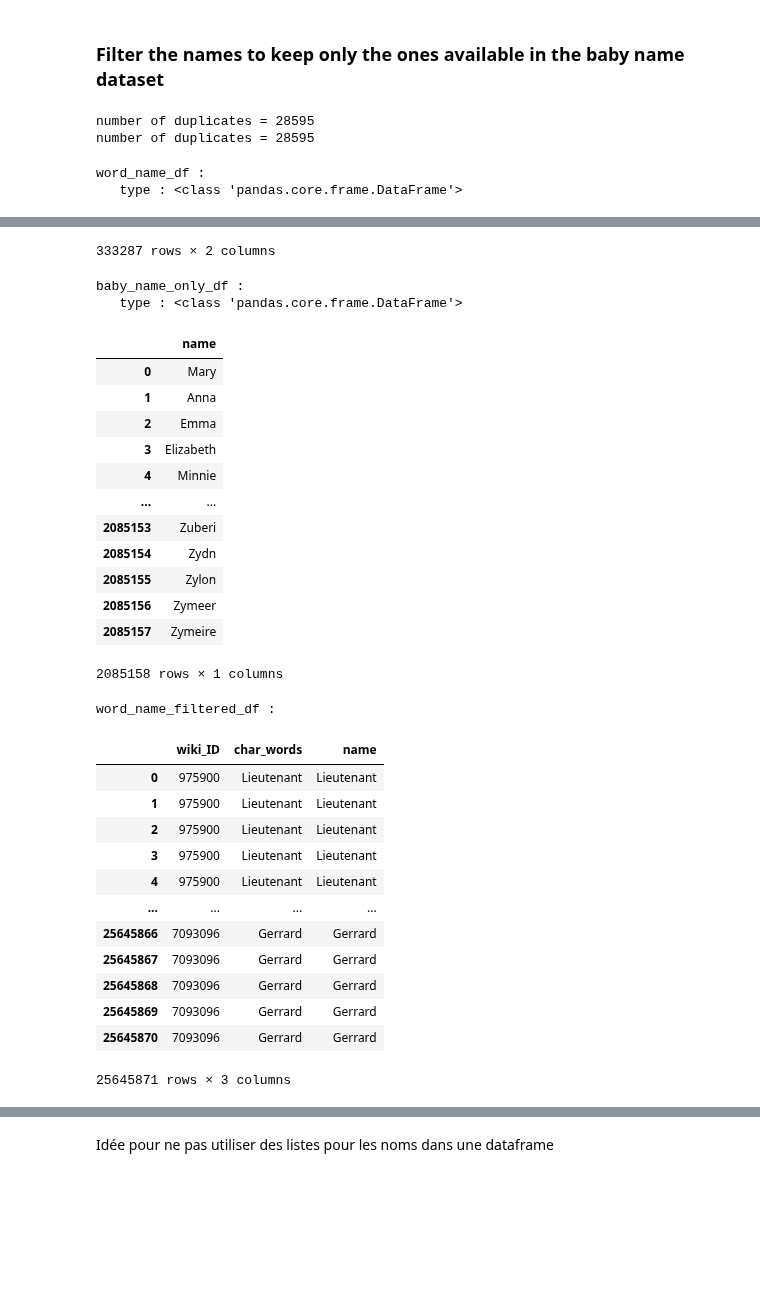
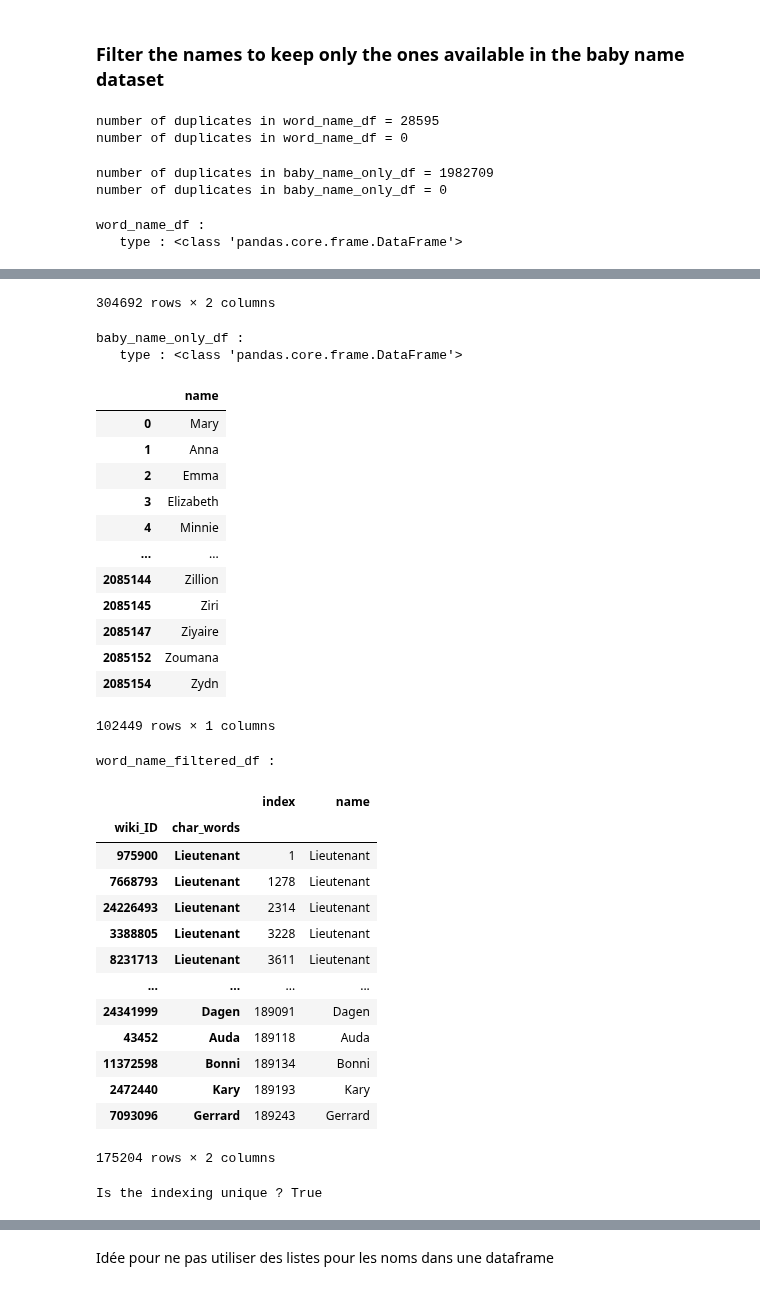
Before and after one commit to epfl-ada/ada-2023-project-abadakor, a Jupyter notebook: data/preprocessing.ipynb, the cells around one changed output, grey strips where cells are left out. Saved outputs shown, nothing was run; the diff lists cells and outputs as text; code cells hidden in the pictures; blank space fills up the shorter version.

Commit message:
character name filtering is done, need cleaning a bit tho

```diff
--- a/data/preprocessing.ipynb
+++ b/data/preprocessing.ipynb
@@ -286,69 +286,87 @@ baby_name_df.head()
 # %%
 # does the word_name_df has duplicates?
 duplicates = word_name_df.duplicated()
-print(f"number of duplicates = {duplicates.sum()}")
-# word_name_df = word_name_df.drop_duplicates()
+print(f"number of duplicates in word_name_df = {duplicates.sum()}")
+word_name_df = word_name_df.drop_duplicates()
 duplicates_after = word_name_df.duplicated()
-print(f"number of duplicates = {duplicates_after.sum()}")
+print(f"number of duplicates in word_name_df = {duplicates_after.sum()}")
 # %% [output]
-number of duplicates = 28595
-number of duplicates = 28595
+number of duplicates in word_name_df = 28595
+number of duplicates in word_name_df = 0
+# %%
+baby_name_only_df = baby_name_df[['name']].copy(deep=True)
+
+# does the baby_name_only_df has duplicates?
+duplicates = baby_name_only_df.duplicated()
+print(f"number of duplicates in baby_name_only_df = {duplicates.sum()}")
+baby_name_only_df = baby_name_only_df.drop_duplicates()
+duplicates = baby_name_only_df.duplicated()
+print(f"number of duplicates in baby_name_only_df = {duplicates.sum()}")
+# %% [output]
+number of duplicates in baby_name_only_df = 1982709
+number of duplicates in baby_name_only_df = 0
 # %%
 print("word_name_df :")
 print(f"   type : {type(word_name_df)}")
 display(word_name_df)
-baby_name_only_df = baby_name_df[['name']].copy(deep=True)
+
 print("baby_name_only_df :")
 print(f"   type : {type(baby_name_only_df)}")
 display(baby_name_only_df)
 
 # Use pd.merge to filter rows based on 'names' column
-word_name_filtered_df = pd.merge(word_name_df, baby_name_only_df, left_on='char_words', right_on='name', how='inner')
-
+word_name_filtered_df = pd.merge(word_name_df.reset_index(), baby_name_only_df, left_on='char_words', right_on='name', how='inner')
+# word_name_filtered_df = word_name_filtered_df.drop_duplicates()
+word_name_filtered_df.set_index(['wiki_ID', 'char_words'], inplace=True)
 print("word_name_filtered_df :")
 display(word_name_filtered_df)
+
+# Verify the indexes are unique
+print(f"Is the indexing unique ? {word_name_filtered_df.index.is_unique}")
 # %% [output]
 word_name_df :
    type : <class 'pandas.core.frame.DataFrame'>
 |  | wiki_ID | char_words |
 | 0 | 975900 | Akooshay |
 | 1 | 975900 | Lieutenant |
 | 1 | 975900 | Melanie |
 | 1 | 975900 | Ballard |
 | 2 | 975900 | Desolation |
 | ... | ... | ... |
 | 189338 | 913762 | Spacy |
 | 189338 | 913762 | Commander |
 | 189339 | 913762 | Silvie |
 | 189339 | 913762 | Gena |
 | 189340 | 913762 | Elensh |
-333287 rows × 2 columns
+304692 rows × 2 columns
 baby_name_only_df :
    type : <class 'pandas.core.frame.DataFrame'>
 |  | name |
 | 0 | Mary |
 | 1 | Anna |
 | 2 | Emma |
 | 3 | Elizabeth |
 | 4 | Minnie |
 | ... | ... |
-| 2085153 | Zuberi |
+| 2085144 | Zillion |
+| 2085145 | Ziri |
+| 2085147 | Ziyaire |
+| 2085152 | Zoumana |
 | 2085154 | Zydn |
-| 2085155 | Zylon |
-| 2085156 | Zymeer |
-| 2085157 | Zymeire |
-2085158 rows × 1 columns
+102449 rows × 1 columns
 word_name_filtered_df :
-|  | wiki_ID | char_words | name |
-| 0 | 975900 | Lieutenant | Lieutenant |
-| 1 | 975900 | Lieutenant | Lieutenant |
-| 2 | 975900 | Lieutenant | Lieutenant |
-| 3 | 975900 | Lieutenant | Lieutenant |
-| 4 | 975900 | Lieutenant | Lieutenant |
+|  |  | index | name |
+| wiki_ID | char_words |  |  |
+| 975900 | Lieutenant | 1 | Lieutenant |
+| 7668793 | Lieutenant | 1278 | Lieutenant |
+| 24226493 | Lieutenant | 2314 | Lieutenant |
+| 3388805 | Lieutenant | 3228 | Lieutenant |
+| 8231713 | Lieutenant | 3611 | Lieutenant |
 | ... | ... | ... | ... |
-| 25645866 | 7093096 | Gerrard | Gerrard |
-| 25645867 | 7093096 | Gerrard | Gerrard |
-| 25645868 | 7093096 | Gerrard | Gerrard |
-| 25645869 | 7093096 | Gerrard | Gerrard |
-| 25645870 | 7093096 | Gerrard | Gerrard |
+| 24341999 | Dagen | 189091 | Dagen |
+| 43452 | Auda | 189118 | Auda |
+| 11372598 | Bonni | 189134 | Bonni |
+| 2472440 | Kary | 189193 | Kary |
+| 7093096 | Gerrard | 189243 | Gerrard |
-25645871 rows × 3 columns
+175204 rows × 2 columns
+Is the indexing unique ? True
```
Also changed, not shown: parts of 17 cells of this notebook.
